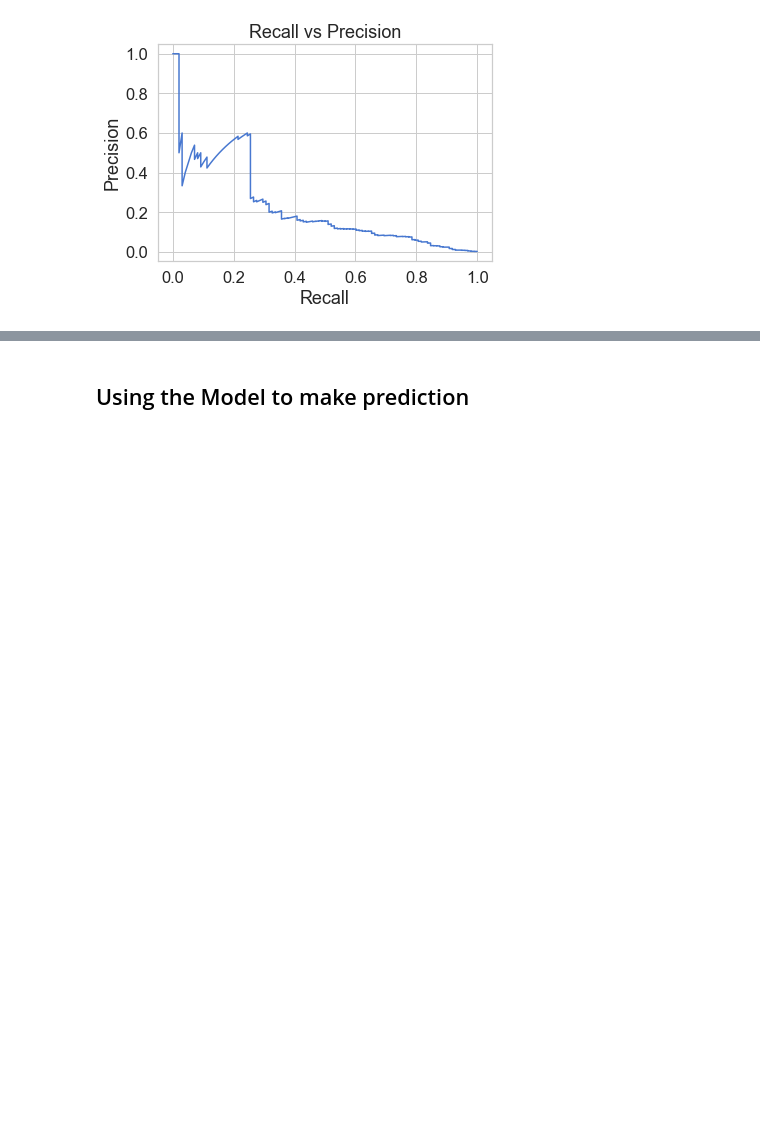
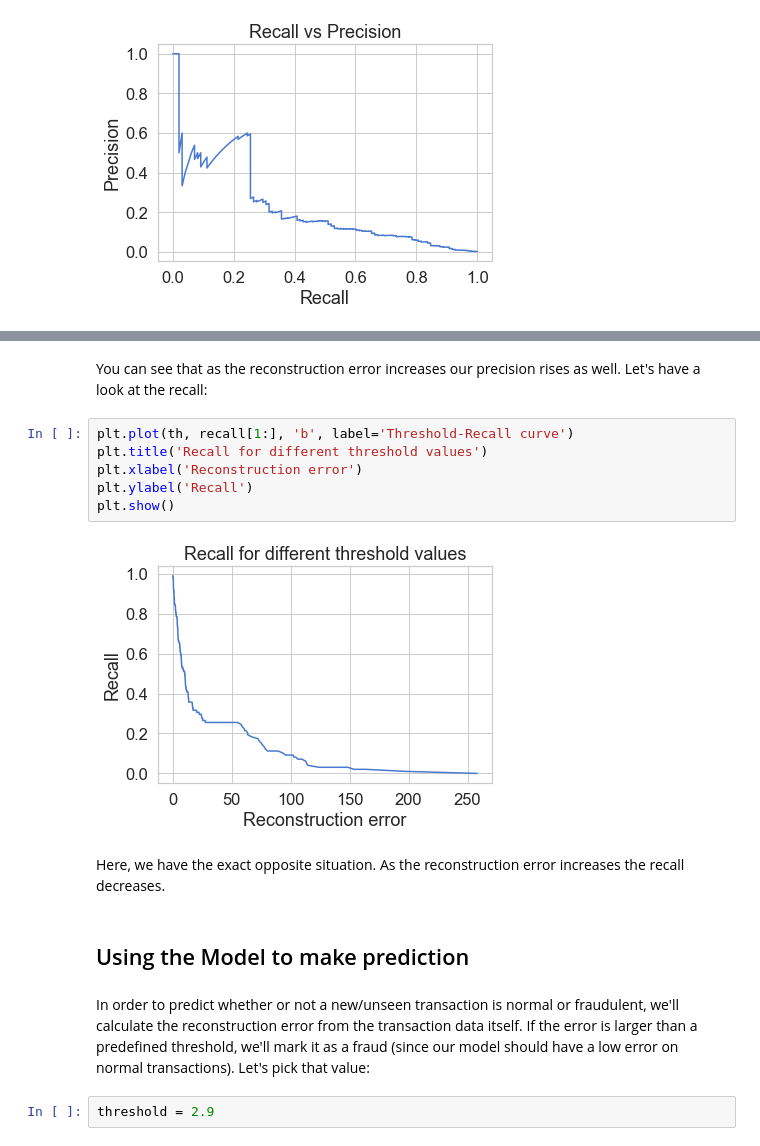
Before and after one commit to vimalkansal/credit_card_fraud_detection, a Jupyter notebook: project/credit_card_fraud_detection.ipynb, the cells around one changed output, grey strips where cells are left out. Drawn from its saved outputs; the diff is of its cells as text; blank space fills up the shorter version.

```diff
--- a/project/credit_card_fraud_detection.ipynb
+++ b/project/credit_card_fraud_detection.ipynb
@@ -394,2 +404,18 @@ plt.show()
+# %% [markdown]
+You can see that as the reconstruction error increases our precision rises as well. Let's have a look at the recall:
+# %%
+plt.plot(th, recall[1:], 'b', label='Threshold-Recall curve')
+plt.title('Recall for different threshold values')
+plt.xlabel('Reconstruction error')
+plt.ylabel('Recall')
+plt.show()
+# %% [output]
+[figure, added]
+# %% [markdown]
+Here, we have the exact opposite situation. As the reconstruction error increases the recall decreases.
 # %% [markdown]
 ## Using the Model to make prediction
+# %% [markdown]
+In order to predict whether or not a new/unseen transaction is normal or fraudulent, we'll calculate the reconstruction error from the transaction data itself. If the error is larger than a predefined threshold, we'll mark it as a fraud (since our model should have a low error on normal transactions). Let's pick that value:
+# %%
+threshold = 2.9
```
Also changed, not shown: parts of 10 cells of this notebook.
